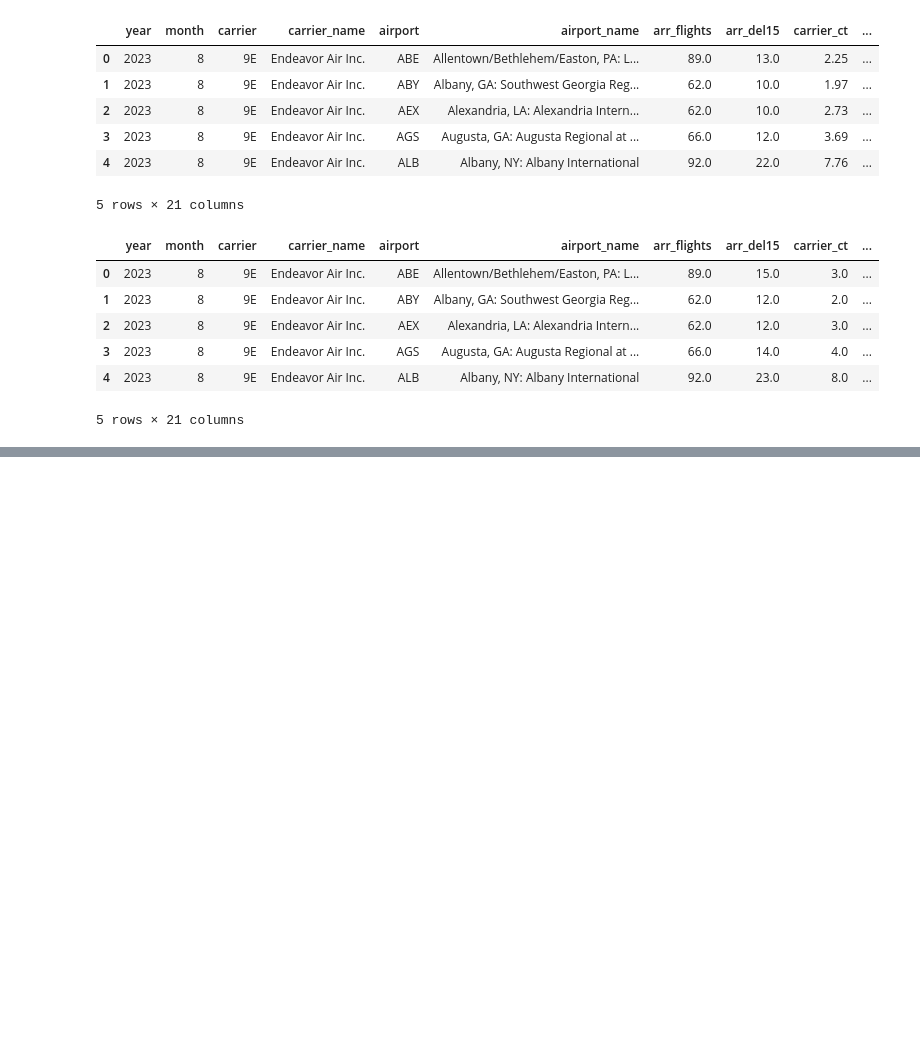
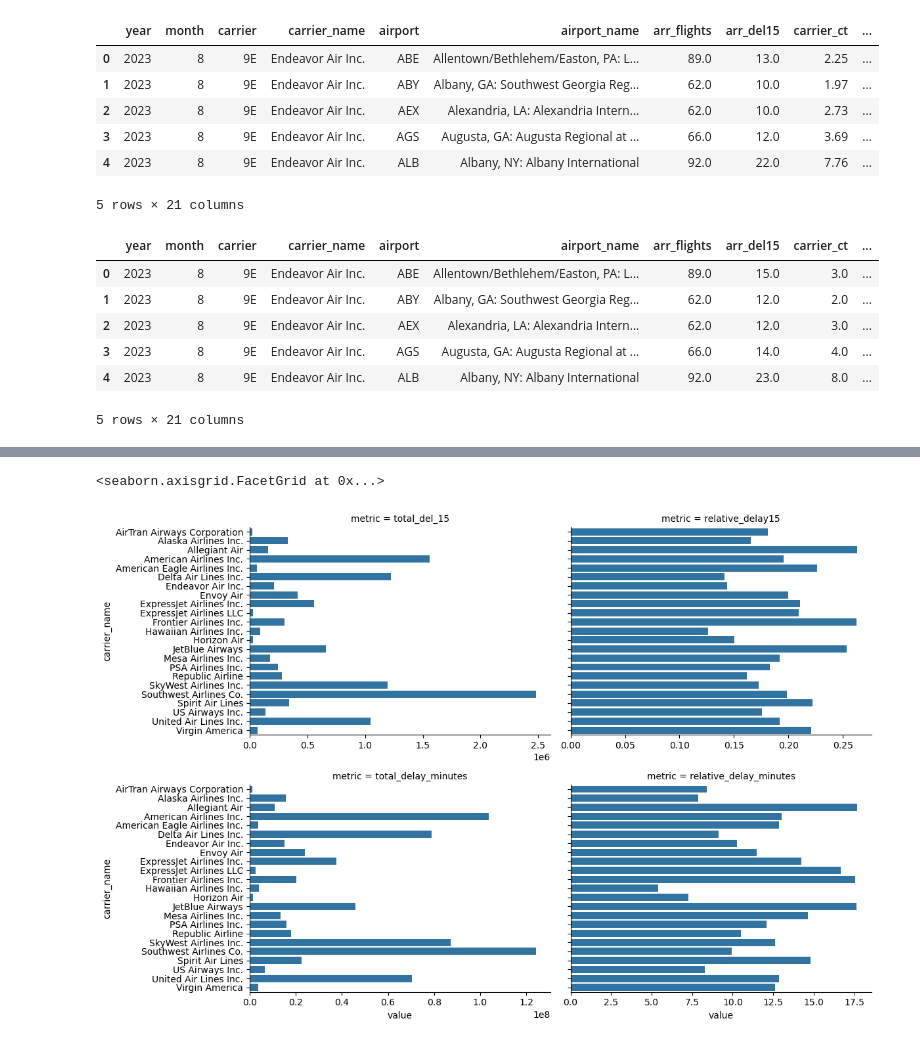
Before and after one commit to naufilsakran/Flight_Delay_Data_Analysis, a Jupyter notebook: Project_report.ipynb, the cells around one changed output, grey strips where cells are left out. Saved outputs shown, nothing was run; the diff lists cells and outputs as text; code cells hidden in the pictures; blank space fills up the shorter version.

```diff
--- a/Project_report.ipynb
+++ b/Project_report.ipynb
@@ -181,0 +286,30 @@ American Eagle Airlines Inc. has carrier names ['MQ']
+# %%
+report = df.groupby('carrier_name', as_index=False).agg(
+    total_flights=("arr_flights", "sum"),
+    total_del_15=("arr_del15", "sum"),
+    total_delay_minutes=("arr_delay", "sum")
+)
+report['relative_delay15'] = report['total_del_15'] / report['total_flights']
+report['relative_delay_minutes'] = report['total_delay_minutes'] / report['total_flights']
+
+report_melted = report.melt(
+    id_vars=['carrier_name'],
+    value_vars=['total_del_15', 'relative_delay15', 'total_delay_minutes', 'relative_delay_minutes'],
+    var_name='metric',
+    value_name='value'
+)
+
+sns.catplot(
+    data=report_melted,
+    x='value',
+    y='carrier_name',
+    col='metric',
+    kind='bar',
+    col_wrap=2,
+    height=4, aspect=1.5,
+    sharex=False,
+    sharey=True,
+)
+# %% [output]
+<seaborn.axisgrid.FacetGrid at 0x...>
+[figure, added]
```
Also changed, not shown: parts of 46 cells of this notebook.
